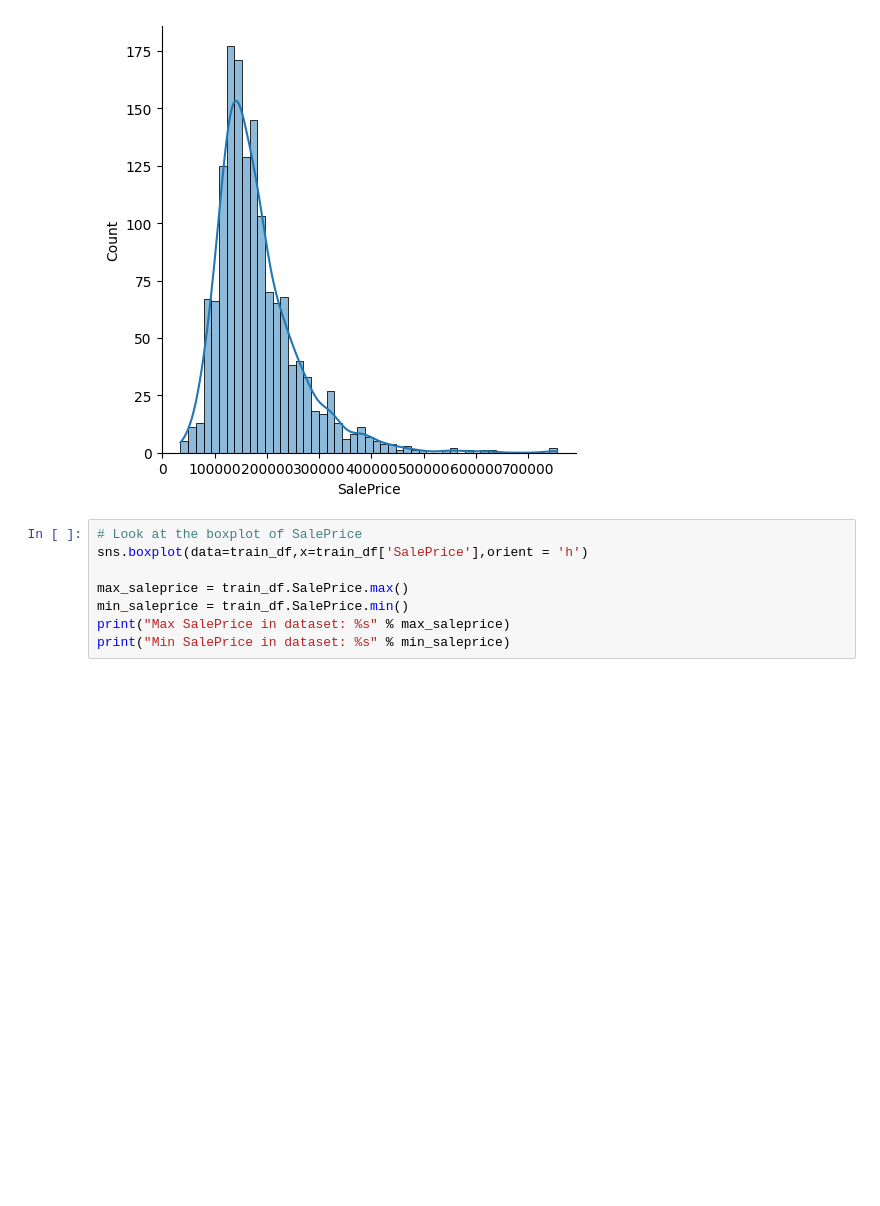
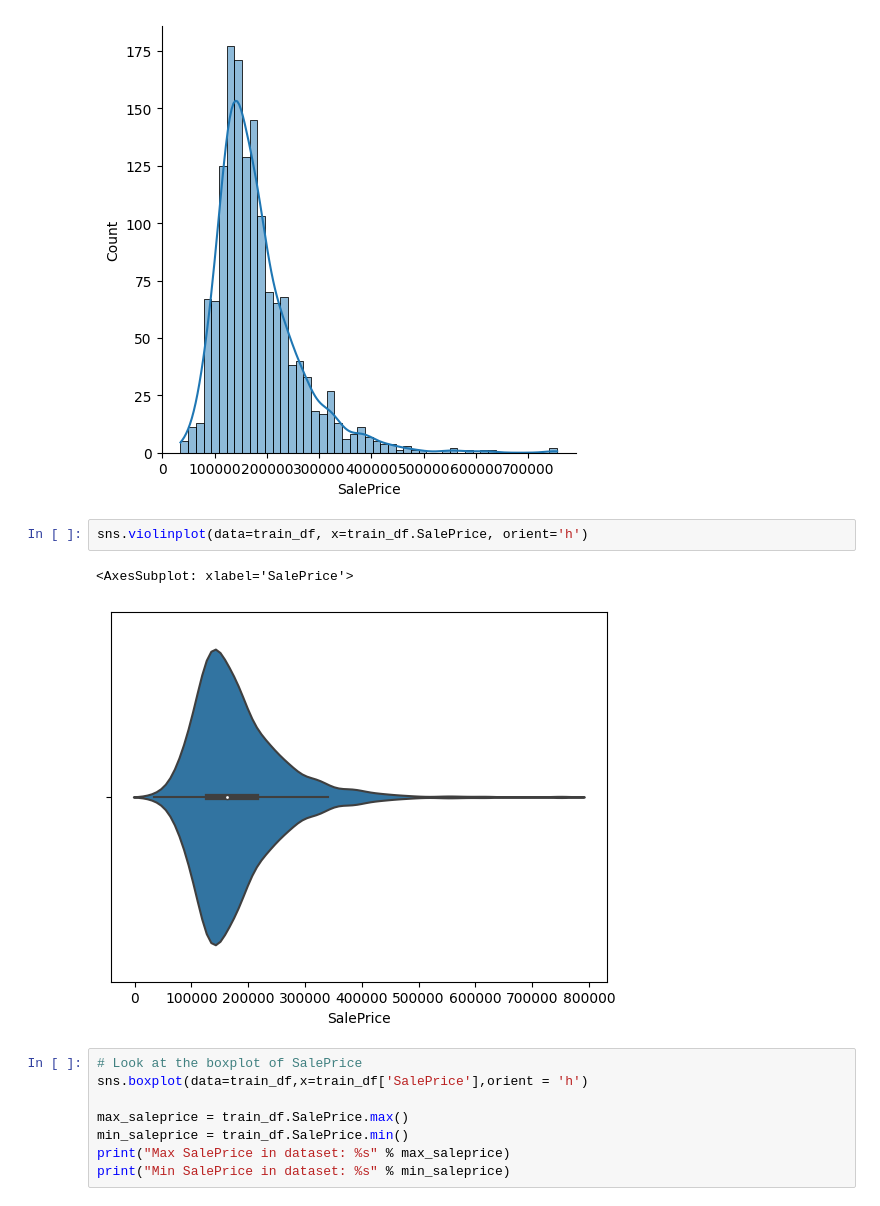
Before and after one commit to jsninoladino/housing_prices, a Jupyter notebook: source/source.ipynb, the cells around one changed output. Drawn from its saved outputs; the diff is of its cells as text; blank space fills up the shorter version.

```diff
--- a/source/source.ipynb
+++ b/source/source.ipynb
@@ -82,6 +82,11 @@ sns.displot(train_df.SalePrice, kde = True)
 # %% [output]
 <seaborn.axisgrid.FacetGrid at 0x...>
 [figure]
+# %%
+sns.violinplot(data=train_df, x=train_df.SalePrice, orient='h')
+# %% [output]
+<AxesSubplot: xlabel='SalePrice'>
+[figure, added]
 # %%
 # Look at the boxplot of SalePrice
 sns.boxplot(data=train_df,x=train_df['SalePrice'],orient = 'h')
```
Also changed, not shown: parts of 12 cells of this notebook.
